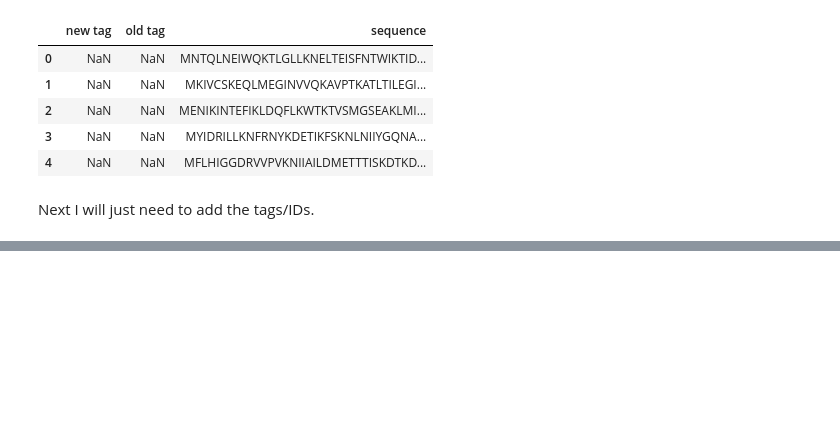
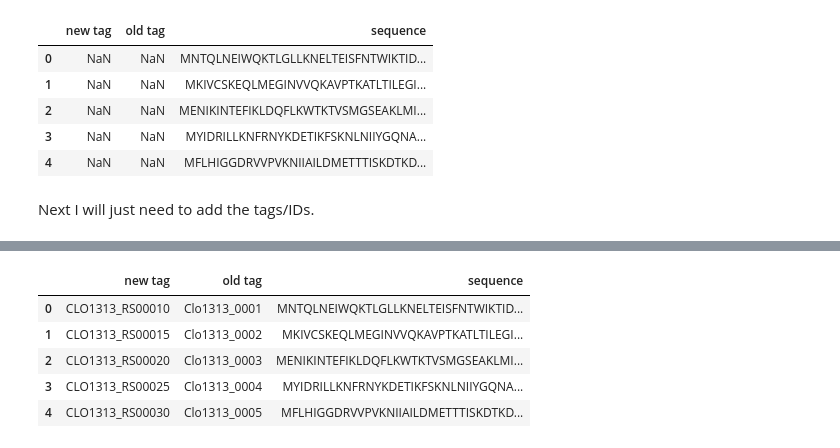
Before and after one commit to bbchen33/Data-Science, a Jupyter notebook: Genome_data_wrangling.ipynb, the cells around one changed output, grey strips where cells are left out. Saved outputs shown, nothing was run; the diff lists cells and outputs as text; code cells hidden in the pictures; blank space fills up the shorter version.

```diff
--- a/Genome_data_wrangling.ipynb
+++ b/Genome_data_wrangling.ipynb
@@ -321,0 +385,6 @@ Next I will just need to add the tags/IDs.
+# %%
+def new_tag(tag_name):
+  a = re.sub(r"\s+", "", tag_name)
+  b = re.sub('/locus_tag=','',a)
+  c = re.sub('"', '', b)
+  return c
@@ -321,0 +395,6 @@ Next I will just need to add the tags/IDs.
+# %%
+clean_new_tag = []
+for tag in new_tag_list:
+  clean_new_tag.append(new_tag(tag))
+
+print(clean_new_tag[:5])
@@ -321,0 +403,3 @@ Next I will just need to add the tags/IDs.
+# %%
+new_df['new tag'] = clean_new_tag
+print(new_df.head())
@@ -321,0 +415,11 @@ Next I will just need to add the tags/IDs.
+# %%
+pd.set_option('display.max_columns', None)
+# %%
+new_df.head()
+# %% [output]
+|  | new tag | old tag | sequence |
+| 0 | CLO1313_RS00010 | Clo1313_0001 | MNTQLNEIWQKTLGLLKNELTEISFNTWIKTID... |
+| 1 | CLO1313_RS00015 | Clo1313_0002 | MKIVCSKEQLMEGINVVQKAVPTKATLTILEGI... |
+| 2 | CLO1313_RS00020 | Clo1313_0003 | MENIKINTEFIKLDQFLKWTKTVSMGSEAKLMI... |
+| 3 | CLO1313_RS00025 | Clo1313_0004 | MYIDRILLKNFRNYKDETIKFSKNLNIIYGQNA... |
+| 4 | CLO1313_RS00030 | Clo1313_0005 | MFLHIGGDRVVPVKNIIAILDMETTTISKDTKD... |
```
Also changed, not shown: parts of 23 cells of this notebook.
